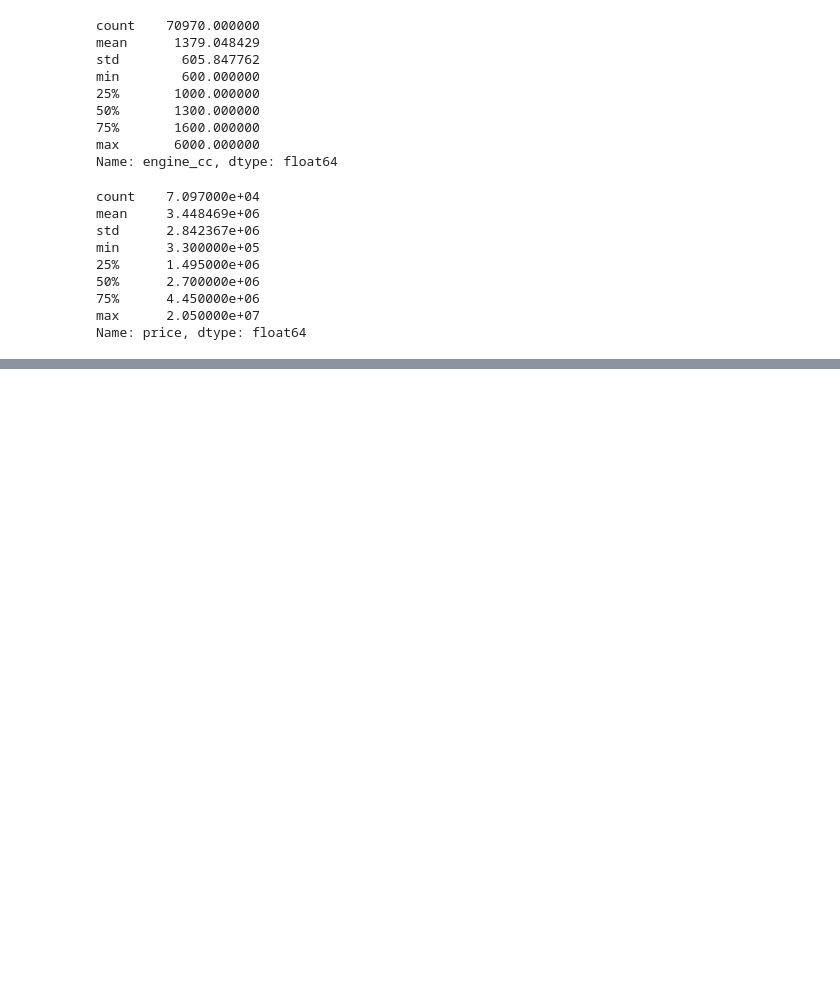
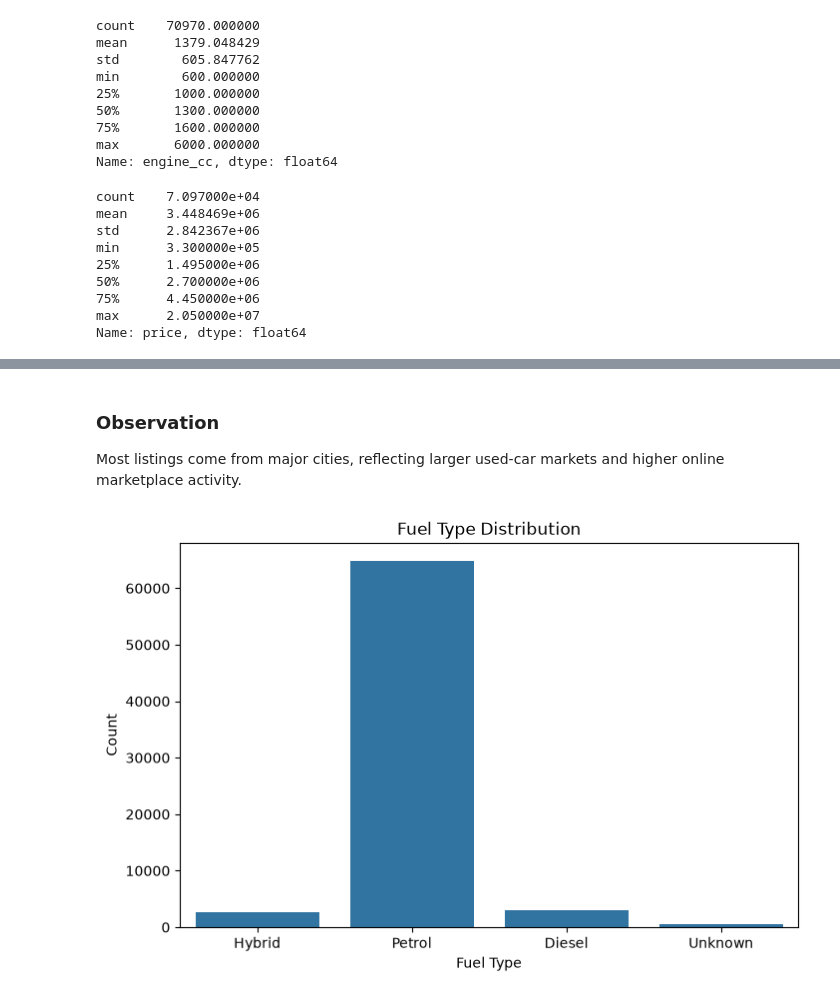
Before and after one commit to momina-mushtaq/pakistan-car-price-predictor, a Jupyter notebook: notebooks/EDA.ipynb, the cells around one changed output, grey strips where cells are left out. Saved outputs shown, nothing was run; the diff lists cells and outputs as text; code cells hidden in the pictures; blank space fills up the shorter version.

```diff
--- a/notebooks/EDA.ipynb
+++ b/notebooks/EDA.ipynb
@@ -267,0 +326,16 @@ Name: price, dtype: float64
+# %% [markdown]
+### Observation
+
+Most listings come from major cities, reflecting larger used-car markets and higher online marketplace activity.
+# %%
+plt.figure(figsize=(8,5))
+
+sns.countplot(data=df, x="fuel_type")
+
+plt.title("Fuel Type Distribution")
+plt.xlabel("Fuel Type")
+plt.ylabel("Count")
+
+plt.show()
+# %% [output]
+[figure, added]
```
Also changed, not shown: parts of 17 cells of this notebook.
